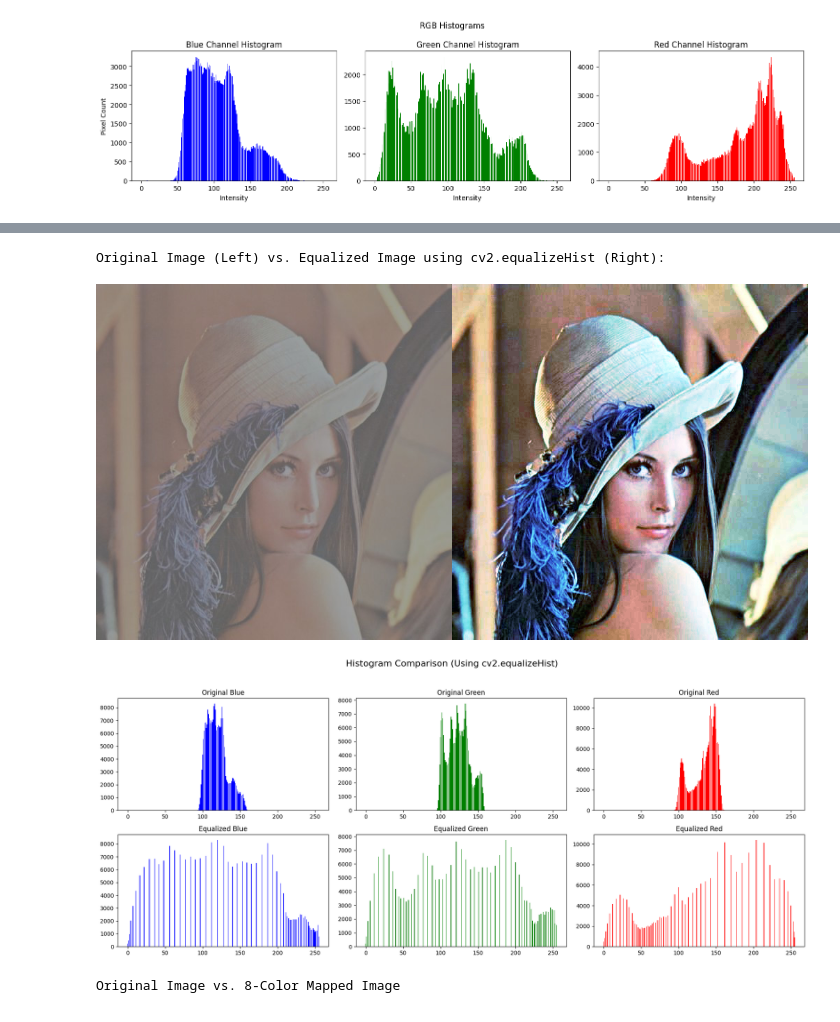
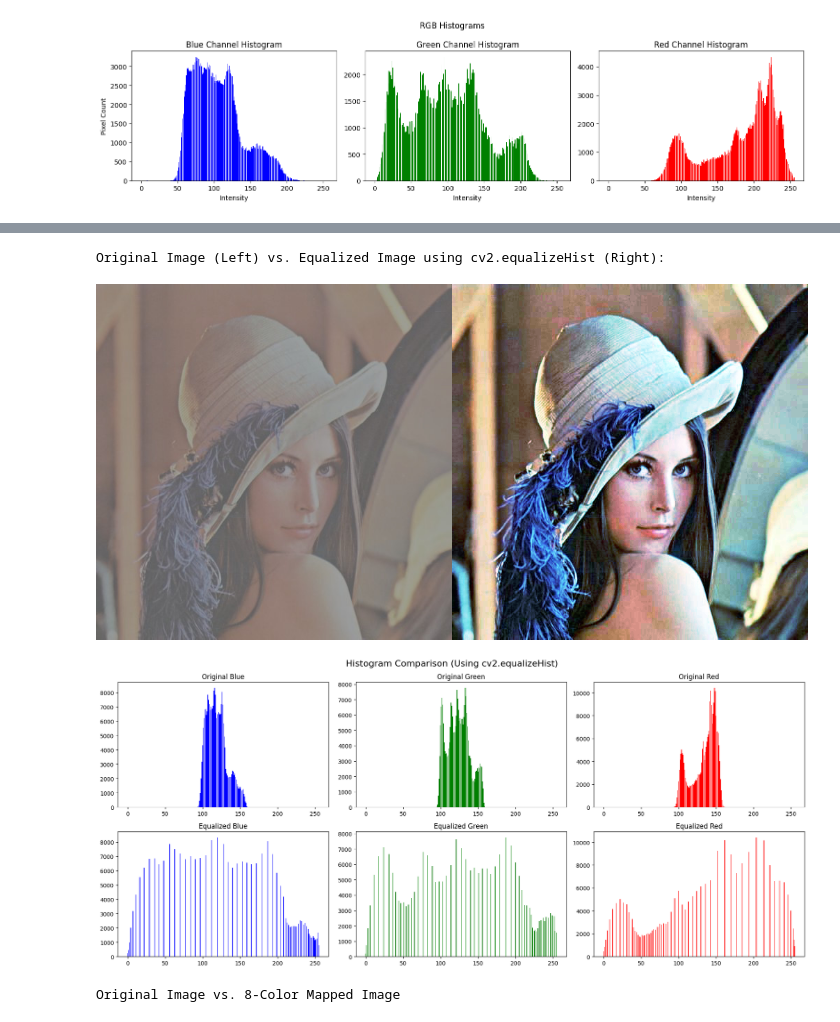
Before and after one commit to Valtern/PCVK_Ganjil_2025, a Jupyter notebook: week5.ipynb, the cells around one changed output, grey strips where cells are left out. Saved outputs shown, nothing was run; the diff lists cells and outputs as text; code cells hidden in the pictures.

```diff
--- a/week5.ipynb
+++ b/week5.ipynb
@@ -195,35 +195,35 @@ final_frame = cv.hconcat((img_lc2, img_equalized_cv))
 print("Original Image (Left) vs. Equalized Image using cv2.equalizeHist (Right):")
 cv2_imshow(final_frame)
 
 
 hist_b_lc = cv.calcHist([b], [0], None, [256], [0, 256])
 hist_g_lc = cv.calcHist([g], [0], None, [256], [0, 256])
 hist_r_lc = cv.calcHist([r], [0], None, [256], [0, 256])
 
 
 hist_b_eq = cv.calcHist([b_equalized], [0], None, [256], [0, 256])
 hist_g_eq = cv.calcHist([g_equalized], [0], None, [256], [0, 256])
 hist_r_eq = cv.calcHist([r_equalized], [0], None, [256], [0, 256])
 
 plt.figure(figsize=(18, 8))
 plt.suptitle('Histogram Comparison (Using cv2.equalizeHist)', fontsize=16)
 
 
 plt.subplot(2, 3, 1); plt.bar(range(256), hist_b_lc.flatten(), color='b'); plt.title('Original Blue')
 plt.subplot(2, 3, 2); plt.bar(range(256), hist_g_lc.flatten(), color='g'); plt.title('Original Green')
 plt.subplot(2, 3, 3); plt.bar(range(256), hist_r_lc.flatten(), color='r'); plt.title('Original Red')
 
 
 plt.subplot(2, 3, 4); plt.bar(range(256), hist_b_eq.flatten(), color='b'); plt.title('Equalized Blue')
 plt.subplot(2, 3, 5); plt.bar(range(256), hist_g_eq.flatten(), color='g'); plt.title('Equalized Green')
 plt.subplot(2, 3, 6); plt.bar(range(256), hist_r_eq.flatten(), color='r'); plt.title('Equalized Red')
 
-plt.tight_layout(rect=[0, 0.03, 1, 0.95])
+plt.tight_layout()
 plt.show()
 # %% [output]
 Original Image (Left) vs. Equalized Image using cv2.equalizeHist (Right):
 [figure]
-[figure, old version]
+[figure, new version]
 # %%
 img3 = cv.imread('/content/drive/MyDrive/PCVK/Image/Lenna_(test_image).png')
 
```
Also changed, not shown: parts of 1 cell of this notebook.
